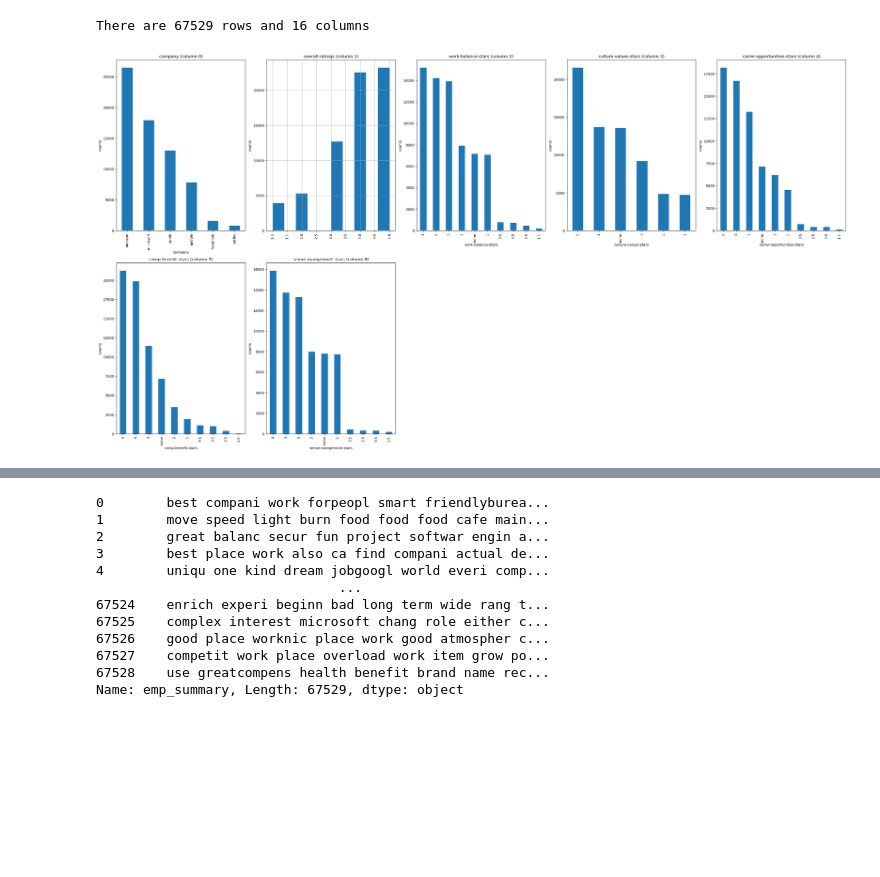
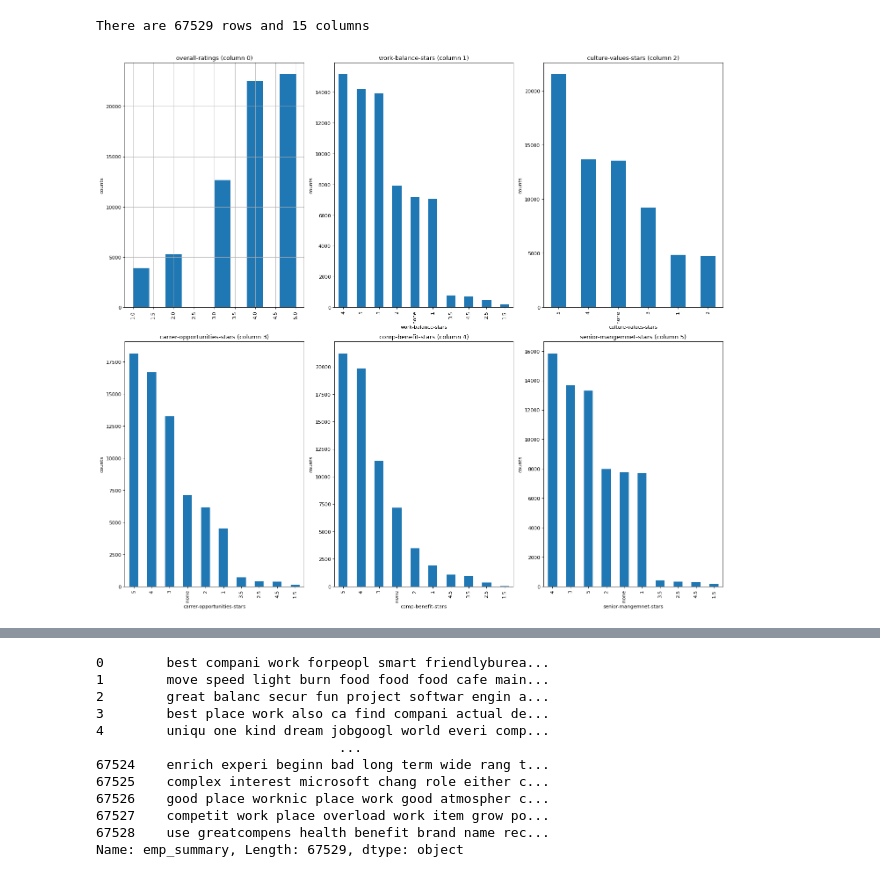
Before and after one commit to malhar1407/HR-Analytics-Final, a Jupyter notebook: notebook/Employee_Review.ipynb, the cells around one changed output, grey strips where cells are left out. Saved outputs shown, nothing was run; the diff lists cells and outputs as text; code cells hidden in the pictures; blank space fills up the shorter version.

```diff
--- a/notebook/Employee_Review.ipynb
+++ b/notebook/Employee_Review.ipynb
@@ -49,6 +48,8 @@ def plotPerColumnDistribution(df, nGraphShown, nGraphPerRow):
     plt.show()
 # %%
 df.drop('helpful-count', axis=1, inplace=True)
+# %%
+df.drop('company', axis=1, inplace=True)
 # %%
 df.head(5)
 # %% [output]
@@ -97,11 +63,11 @@ def plotScatterMatrix(df, plotSize, textSize):
 nRow, nCol = df.shape
 print(f'There are {nRow} rows and {nCol} columns')
 # %% [output]
-There are 67529 rows and 16 columns
+There are 67529 rows and 15 columns
 # %%
-plotPerColumnDistribution(df, 10, 5)
+plotPerColumnDistribution(df, 6, 3)
 # %% [output]
-[figure, old version]
+[figure, new version]
 # %%
 def merge_columns(row):
     return str(row['summary']) + str(row['pros']) + str(row['cons'] + str(row['advice-to-mgmt']))
```
Also changed, not shown: parts of 4 cells of this notebook, 1 other file.
